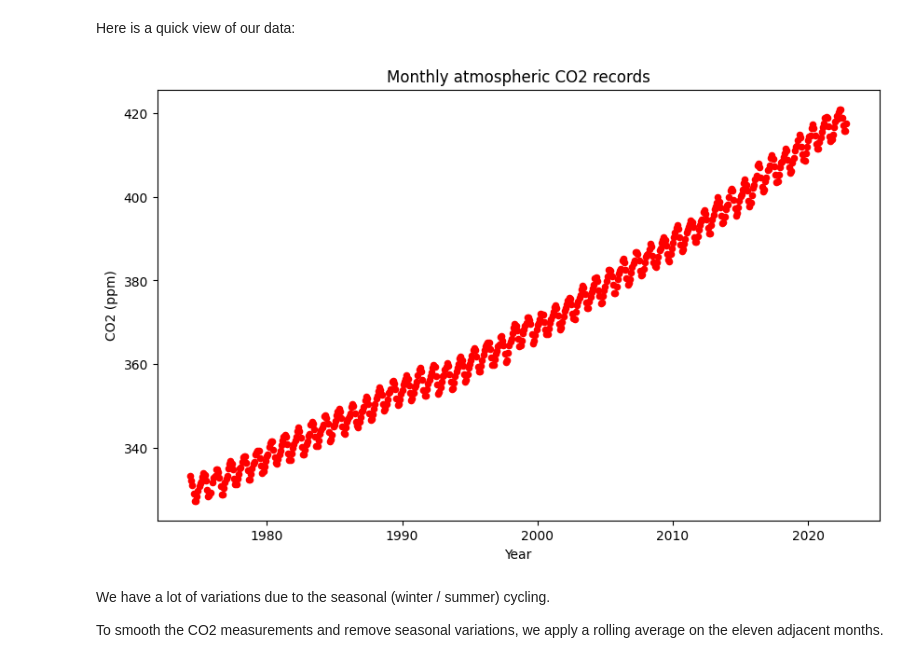
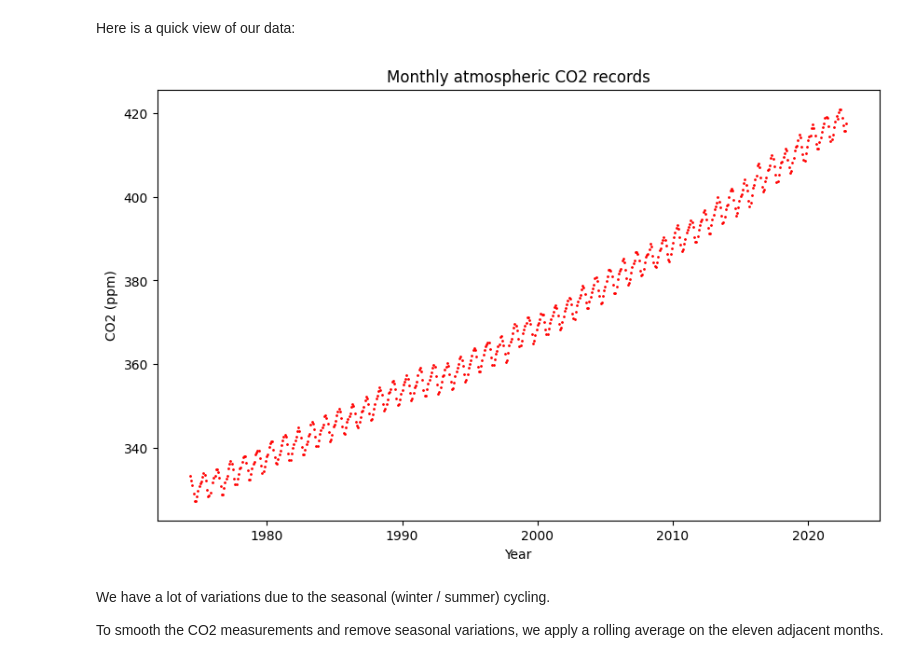
Before and after one commit to pierrepo/CO2-concentration, a Jupyter notebook: climate_change_CO2_analysis.ipynb, the cells around one changed output. Cells and saved outputs as stored; diff of their text form; code cells hidden in the pictures.

```diff
--- a/climate_change_CO2_analysis.ipynb
+++ b/climate_change_CO2_analysis.ipynb
@@ -71,10 +67,14 @@ Their locations can be found directly on [GML's site](https://gml.noaa.gov/dv/si
 ### Collect data
 # %%
 def download_data(url, filename):
-    """Download data file."""
+    """
+    Download data file.
+
+    Only if file is not already present on disk.
+    """
     if not Path(filename).is_file():
         request = requests.get(url, allow_redirects=True)
         open(filename, "wb").write(request.content)
-        print(f"Downloaded: {filename}")
+        print(f"Downloaded file: {filename}")
     else:
         print(f"File already downloaded: {filename}")
@@ -81,10 +86,6 @@ def download_data(url, filename):
 # %%
-observatories = {"brw": "Barrow",
-                 "mlo": "Mauna Loa",
-                 "smo": "American Samoa",
-                 "spo": "South Pole"}
-for obs_name in observatories:
-    filename = f"co2_{obs_name}_surface-insitu_1_ccgg_MonthlyData.txt"
+for obs_code in observatories:
+    filename = f"co2_{obs_code}_surface-insitu_1_ccgg_MonthlyData.txt"
     url = (
         "https://gml.noaa.gov/aftp/data/trace_gases/co2/in-situ/"
         f"surface/txt/{filename}"
@@ -138,9 +139,9 @@ len(df_mlo[ df_mlo["value"] == -999.99 ])
 # %% [markdown]
 Contrary to what is written in the header, missing values are coded as `-999.99`. We will take care of this while loading the data file.
 # %%
-def read_noaa_data(filename):
+def read_obs_data(filename):
     """
-    Read a dataframe from a NOAA measurement file.
+    Read a dataframe from an observatory measurement file.
 
     Take care of missing values and column data type."""
     df = pd.read_csv(filename,
@@ -150,13 +151,13 @@ def read_noaa_data(filename):
                      na_values=-999.99)
     # Keep a subset of columns.
     df = df[["datetime", "time_decimal", "value"]]
-    # Convert datetime to real datetime
+    # Convert datetime to real datetime.
     df["datetime"] = pd.to_datetime(df["datetime"])
     print(f"Read {filename}: {df.shape[0]} lines x {df.shape[1]} columns")
     return df
 # %%
 filename = "co2_mlo_surface-insitu_1_ccgg_MonthlyData.txt"
-df_mlo = read_noaa_data(filename)
+df_mlo = read_obs_data(filename)
 # %% [output]
 Read co2_mlo_surface-insitu_1_ccgg_MonthlyData.txt: 593 lines x 3 columns
 # %% [markdown]
@@ -164,17 +165,18 @@ Here is a quick view of our data:
 # %%
 df_mlo.plot(
     kind="scatter",
     x="datetime",
     y="value",
     color="red",
     title="Monthly atmospheric CO2 records",
     xlabel="Year",
-    style="-o",
+    style="o",
+    s=1,
     ylabel="CO2 (ppm)",
     figsize=(10, 6)
 );
 # %% [output]
-[figure, old version]
+[figure, new version]
 # %% [markdown]
 We have a lot of variations due to the seasonal (winter / summer) cycling.
 
```
Also changed, not shown: parts of 50 cells of this notebook.
